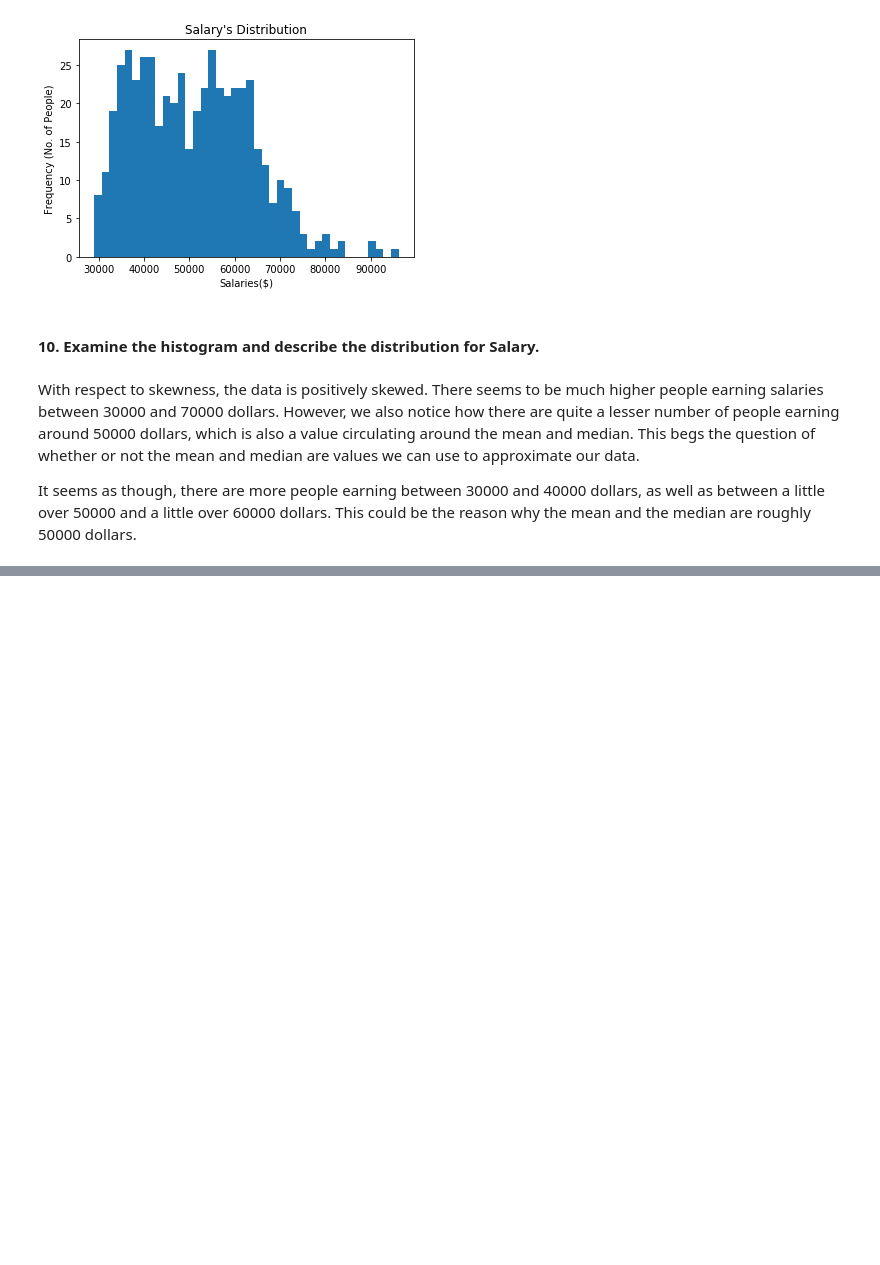
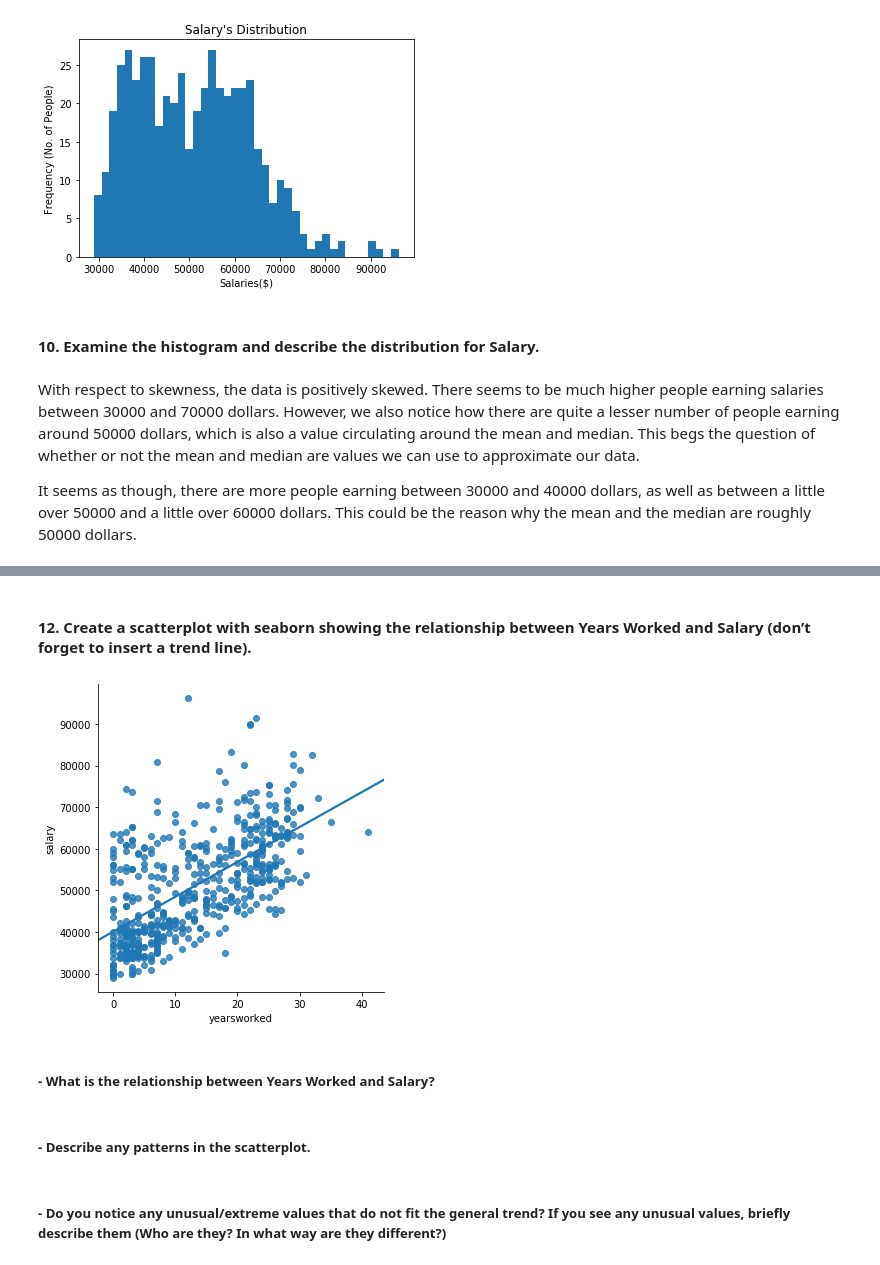
Before and after one commit to PhathuAuti/statistical-thinking, a Jupyter notebook: Statistical Thinking - Salaries.ipynb, the cells around one changed output, grey strips where cells are left out. Saved outputs shown, nothing was run; the diff lists cells and outputs as text; code cells hidden in the pictures; blank space fills up the shorter version.

```diff
--- a/Statistical Thinking - Salaries.ipynb
+++ b/Statistical Thinking - Salaries.ipynb
@@ -158,0 +174,12 @@ It seems as though, there are more people earning between 30000 and 40000 dollar
+# %% [markdown]
+#### 12. Create a scatterplot with seaborn showing the relationship between Years Worked and Salary (don’t forget to insert a trend line).
+# %%
+sns.lmplot(x="yearsworked", y="salary", data = salaries, ci = None);
+# %% [output]
+[figure, added]
+# %% [markdown]
+##### - What is the relationship between Years Worked and Salary?
+# %% [markdown]
+##### - Describe any patterns in the scatterplot.
+# %% [markdown]
+##### - Do you notice any unusual/extreme values that do not fit the general trend? If you see any unusual values, briefly describe them (Who are they? In what way are they different?)
```
Also changed, not shown: parts of 3 cells of this notebook.
